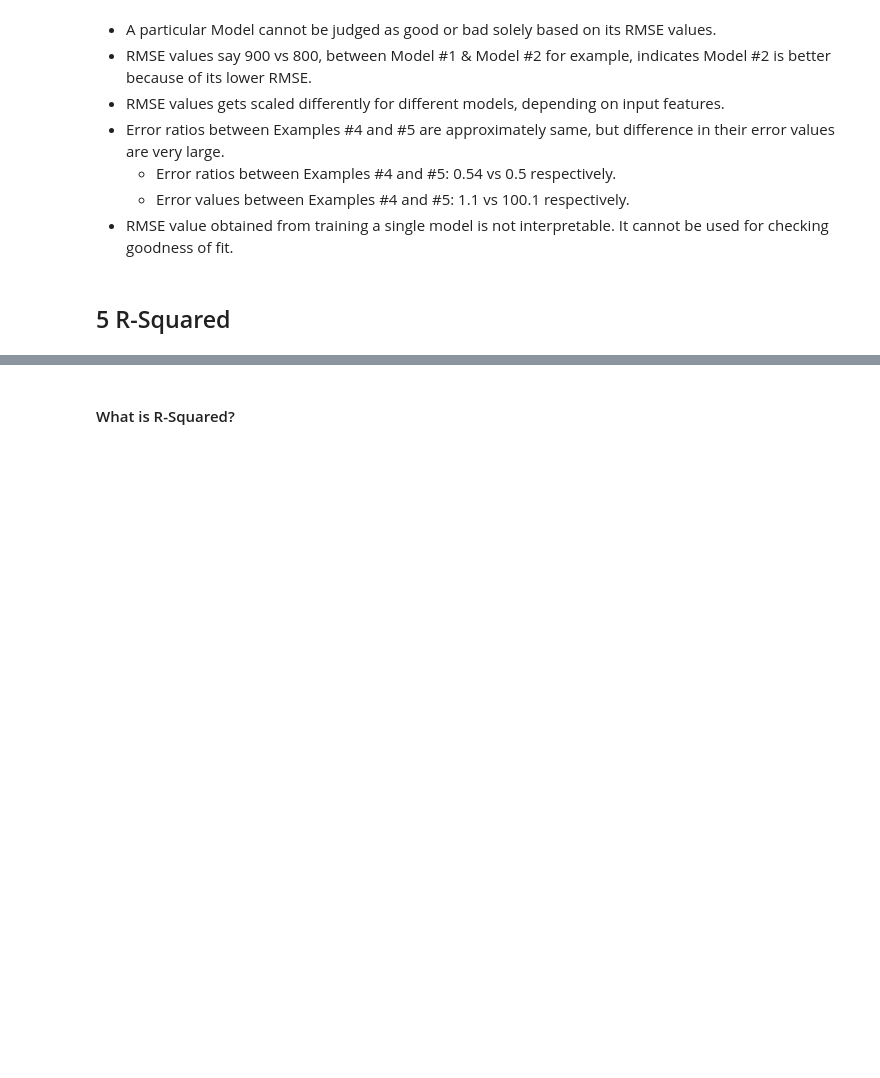
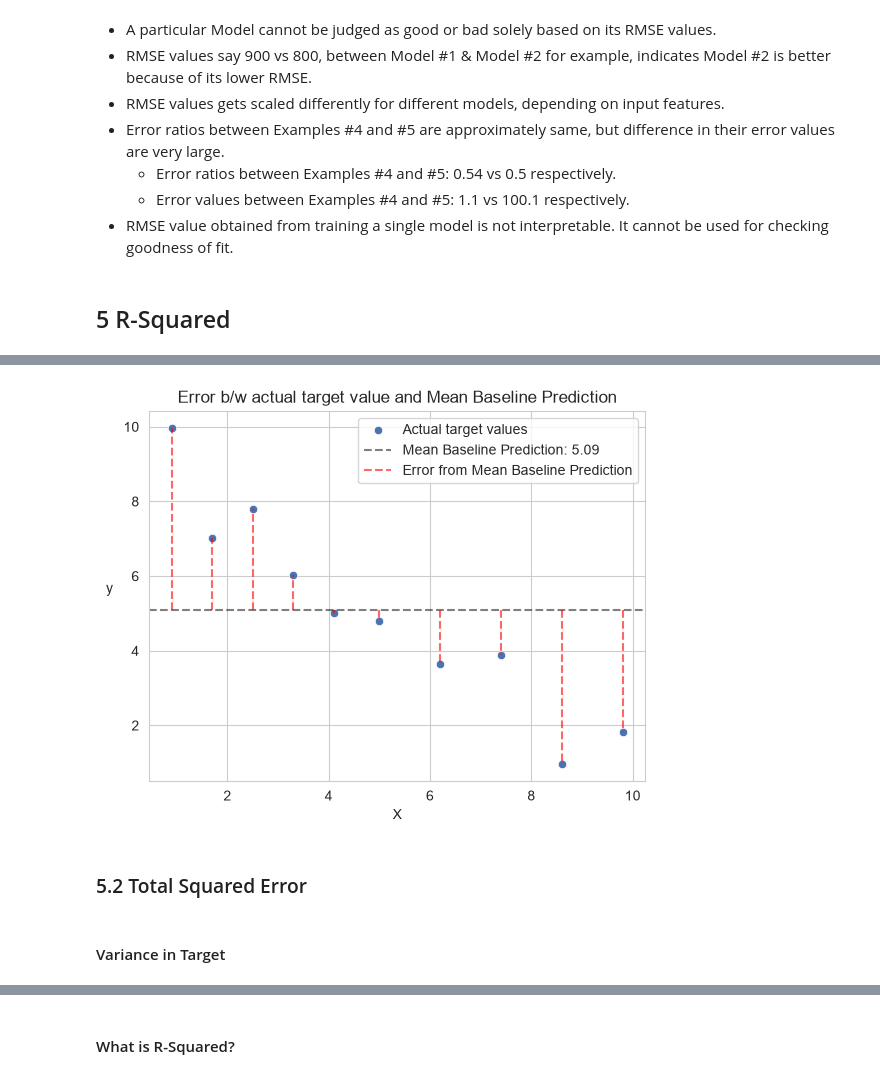
Before and after one commit to dheemanth-bhat/supervised-ml-algorithms, a Jupyter notebook: 01_Linear_Regression/02_Evaluation_Metrics.ipynb, the cells around one changed output, grey strips where cells are left out. Drawn from its saved outputs; the diff is of its cells as text; code cells hidden in the pictures; blank space fills up the shorter version.

Commit message:
1. Visualize Mean-Baseline-Model and Residuals. 2. More insights on R-Squared score.

```diff
--- a/01_Linear_Regression/02_Evaluation_Metrics.ipynb
+++ b/01_Linear_Regression/02_Evaluation_Metrics.ipynb
@@ -5,3 +10,13 @@ import numpy as np
+# %%
+RANDOM_STATE = 42
+
+# Configure NumPy.
+rng = np.random.default_rng(seed=RANDOM_STATE)
+np.set_printoptions(linewidth=100)
+
+# Configure Seaborn.
+sns.set_style("whitegrid")
+sns.set_palette("deep")
 # %% [markdown]
 ## 1 Error
 # %% [markdown]
@@ -277,0 +360,7 @@ round(rmse_m2, 2)
+# %%
+# Observed dataset.
+X = np.array([0.9, 1.7, 2.5, 3.3, 4.1, 5.0, 6.2, 7.4, 8.6, 9.8])  # Feature.
+y = np.array([9.97, 7.01, 7.79, 6.03, 5.02, 4.79, 3.65, 3.88, 0.97, 1.83])  # Target.
+
+mbp = np.mean(y)
+print("Mean Baseline Prediction:", mbp.item())
@@ -277,0 +378,20 @@ round(rmse_m2, 2)
+# %%
+sns.scatterplot(x=X, y=y, label="Actual target values")
+plt.axhline(y=mbp, color="k", linestyle="--", alpha=0.5, label=f"Mean Baseline Prediction: {mbp:.2f}")
+
+print_once = lambda i: "Error from Mean Baseline Prediction" if i == 0 else None
+for i, x in enumerate(X):
+    plt.vlines(x, mbp, y[i], "r", "--", alpha=0.6, label=print_once(i))
+
+plt.title("Error b/w actual target value and Mean Baseline Prediction")
+plt.xlabel("X")
+plt.ylabel("y", rotation=0, labelpad=10)
+plt.legend()
+
+plt.show()
+# %% [output]
+[figure, added]
+# %% [markdown]
+### 5.2 Total Squared Error
+# %% [markdown]
+#### Variance in Target
```
Also changed, not shown: parts of 93 cells of this notebook, 3 other files.
